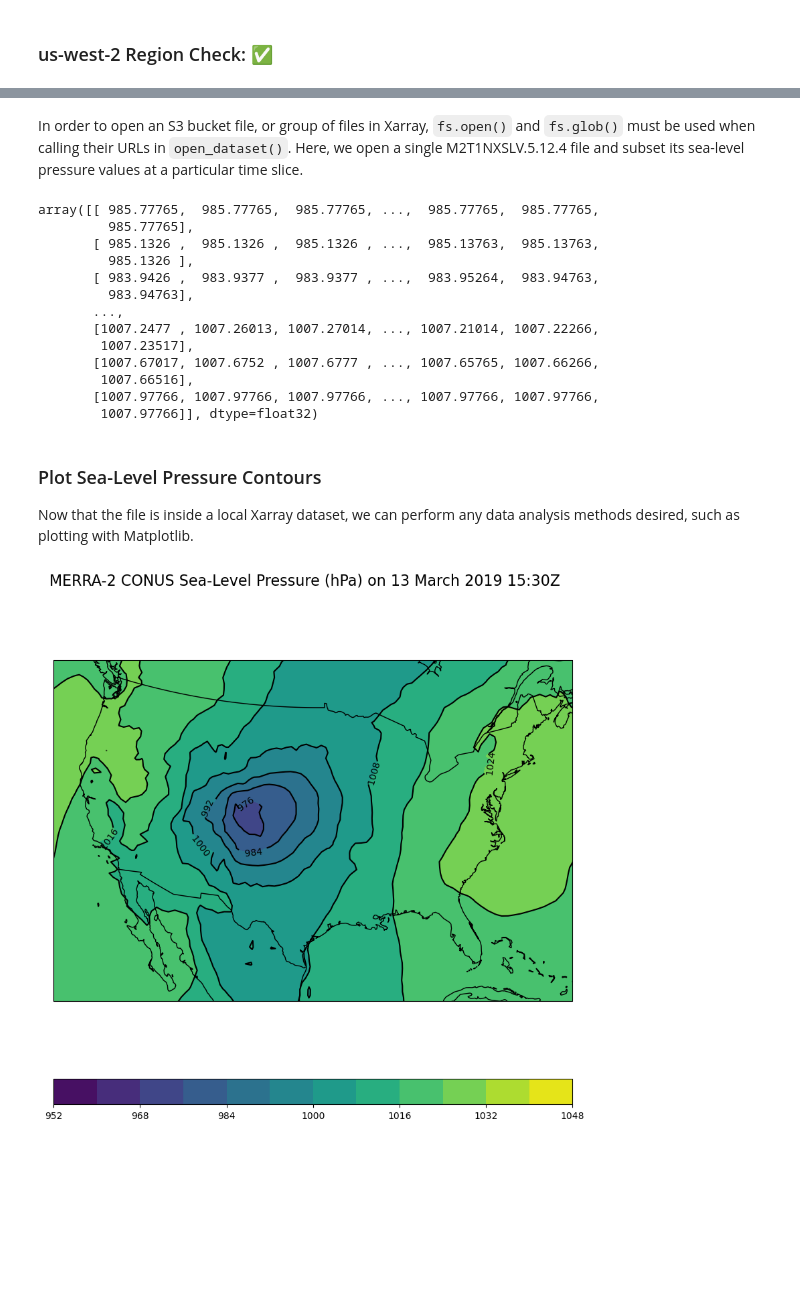
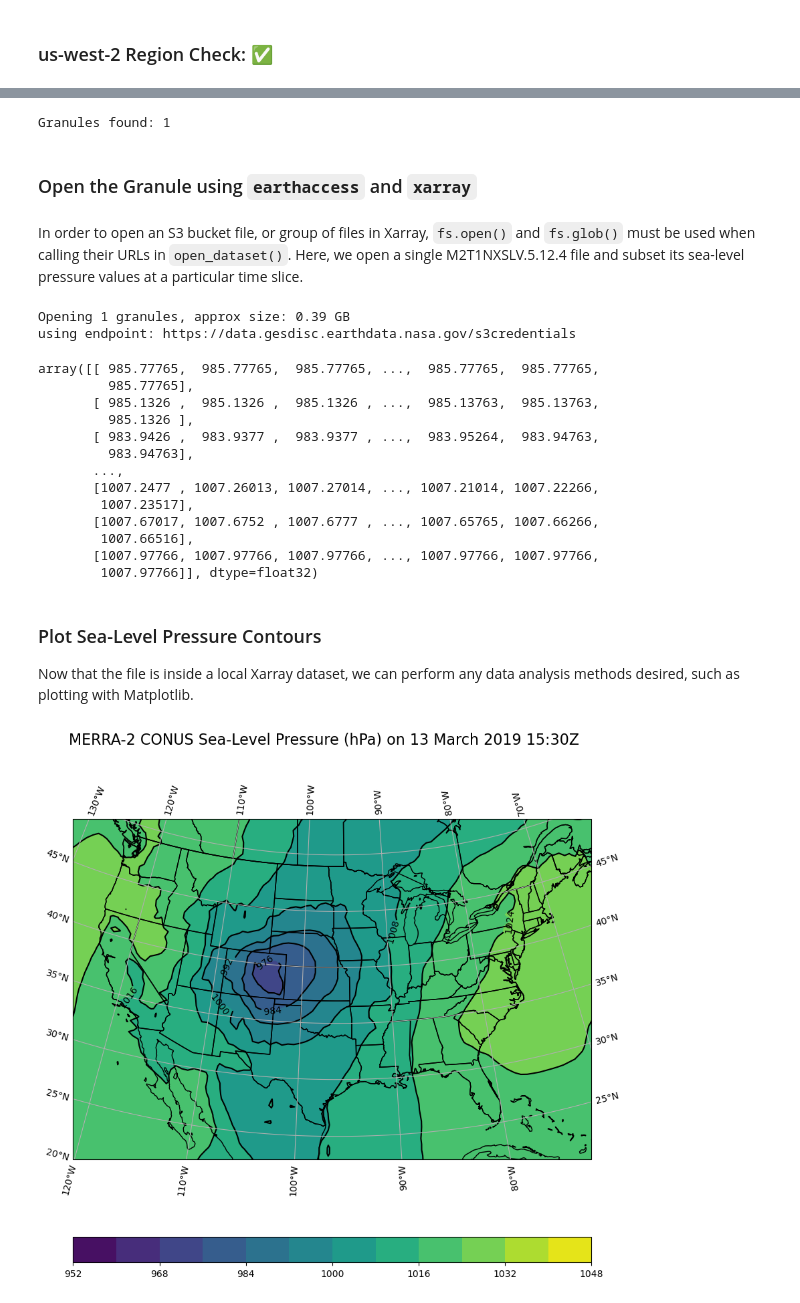
Before and after one commit to nasa/gesdisc-tutorials, a Jupyter notebook: cloud-tutorials/notebooks/How_to_Directly_Access_MERRA-2_Data_from_an_S3_Bucket.ipynb, the cells around one changed output, grey strips where cells are left out. Cells and saved outputs as stored; diff of their text form; code cells hidden in the pictures; blank space fills up the shorter version.

Commit message:
Add earthaccess, gridlines and states to plot

```diff
--- a/cloud-tutorials/notebooks/How_to_Directly_Access_MERRA-2_Data_from_an_S3_Bucket.ipynb
+++ b/cloud-tutorials/notebooks/How_to_Directly_Access_MERRA-2_Data_from_an_S3_Bucket.ipynb
@@ -131,28 +60,44 @@ fs.info(fn)
+# %%
+# Authenticate using Earthdata Login prerequisite files
+auth = earthaccess.login()
+
+# Search for the granule by DOI
+results = earthaccess.search_data(
+    doi='10.5067/VJAFPLI1CSIV',
+    temporal=("2019-03-13", "2019-03-13"),
+)
+# %% [output]
+Granules found: 1
+# %% [markdown]
+### Open the Granule using `earthaccess` and `xarray`
 # %% [markdown]
 In order to open an S3 bucket file, or group of files in Xarray, <code>fs.open()</code> and <code>fs.glob()</code> must be used when calling their URLs in <code>open_dataset()</code>.
 Here, we open a single M2T1NXSLV.5.12.4 file and subset its sea-level pressure values at a particular time slice.
 # %%
-ds = xr.open_dataset(fs.open(fn),
-                     decode_cf=True,)
+fn = earthaccess.open(results)
+
+ds = xr.open_mfdataset(fn)
 
 # Subset SLP at 15:30Z, convert units
 slp = ds.SLP.values[15,:,:] / 100 # convert to hPa
 
 slp
 # %% [output]
-array([[ 985.77765,  985.77765,  985.77765, ...,  985.77765,  985.77765,
-         985.77765],
-       [ 985.1326 ,  985.1326 ,  985.1326 , ...,  985.13763,  985.13763,
-         985.1326 ],
-       [ 983.9426 ,  983.9377 ,  983.9377 , ...,  983.95264,  983.94763,
-         983.94763],
-       ...,
-       [1007.2477 , 1007.26013, 1007.27014, ..., 1007.21014, 1007.22266,
-        1007.23517],
-       [1007.67017, 1007.6752 , 1007.6777 , ..., 1007.65765, 1007.66266,
-        1007.66516],
-       [1007.97766, 1007.97766, 1007.97766, ..., 1007.97766, 1007.97766,
-        1007.97766]], dtype=float32)
+Opening 1 granules, approx size: 0.39 GB
+using endpoint: https://data.gesdisc.earthdata.nasa.gov/s3credentials
+array([[ 985.77765,  985.77765,  985.77765, ...,  985.77765,  985.77765,
+         985.77765],
+       [ 985.1326 ,  985.1326 ,  985.1326 , ...,  985.13763,  985.13763,
+         985.1326 ],
+       [ 983.9426 ,  983.9377 ,  983.9377 , ...,  983.95264,  983.94763,
+         983.94763],
+       ...,
+       [1007.2477 , 1007.26013, 1007.27014, ..., 1007.21014, 1007.22266,
+        1007.23517],
+       [1007.67017, 1007.6752 , 1007.6777 , ..., 1007.65765, 1007.66266,
+        1007.66516],
+       [1007.97766, 1007.97766, 1007.97766, ..., 1007.97766, 1007.97766,
+        1007.97766]], dtype=float32)
 # %% [markdown]
 ### Plot Sea-Level Pressure Contours
 
@@ -162,31 +107,35 @@ plt.rcParams['figure.figsize'] = 10,10
 
 # Set up figure
 fig = plt.figure()
 
 ax = fig.add_subplot(111, projection=ccrs.LambertConformal())
 ax.set_extent([-121, -72, 23, 51], crs=ccrs.PlateCarree()) # CONUS extent
 ax.coastlines(resolution='50m')
 ax.add_feature(cfeature.BORDERS)
+ax.add_feature(cfeature.STATES)
 
 # Set up filled and line contours
 filled_c = ax.contourf(ds.lon, ds.lat, slp, levels=10,
                        transform=ccrs.PlateCarree())
 line_c = ax.contour(ds.lon, ds.lat, slp, levels=10,
                         colors=['black'],
                         transform=ccrs.PlateCarree())
+
+# Lat/lon grid lines
+ax.gridlines(draw_labels=True, dms=True, x_inline=False, y_inline=False)
 
 # Set up labelling for contours
 ax.clabel(line_c,
     colors=['black'],
     manual=False,
     inline=True,
     fmt=' {:.0f} '.format,
     )
 
 # Set up colorbar and figure title
 fig.colorbar(filled_c, orientation='horizontal')
 fig.suptitle('MERRA-2 CONUS Sea-Level Pressure (hPa) on 13 March 2019 15:30Z', fontsize=16)
 
 plt.show()
 # %% [output]
-[figure, old version]
+[figure, new version]
```
Also changed, not shown: parts of 8 cells of this notebook.
